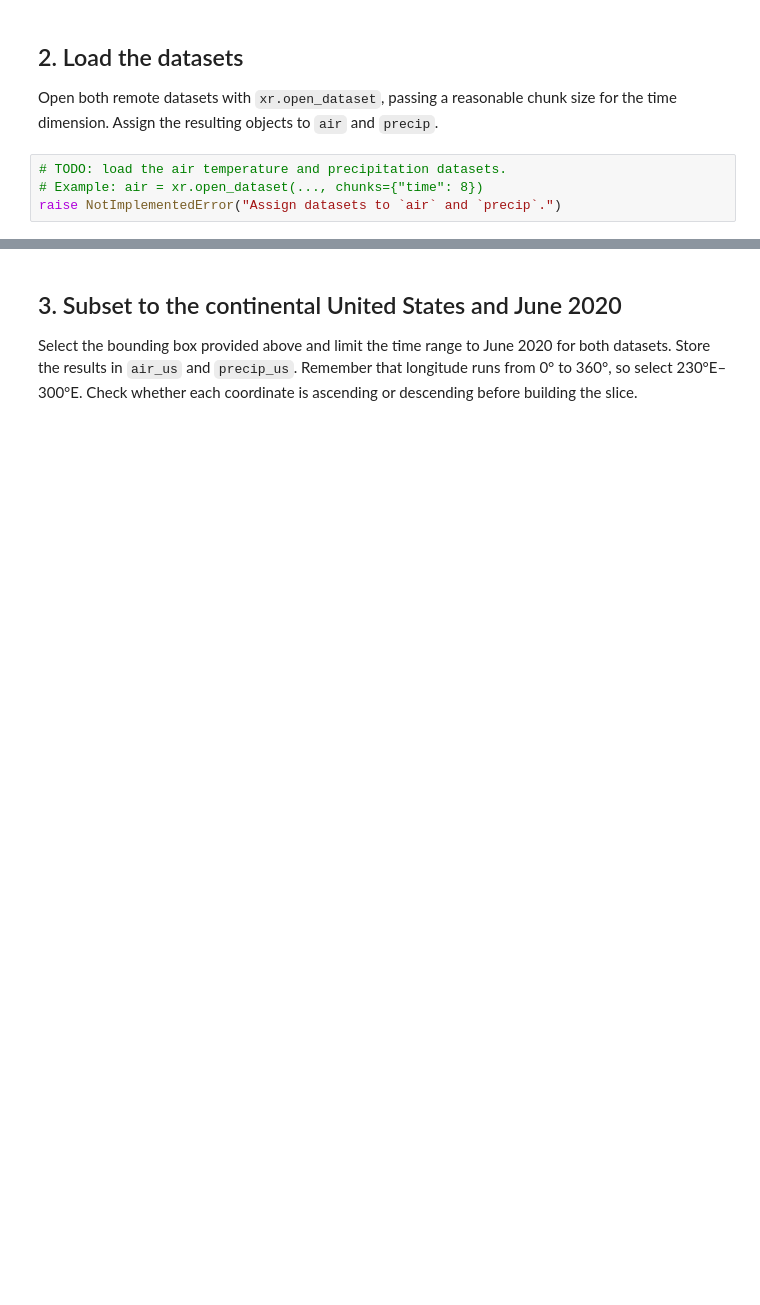
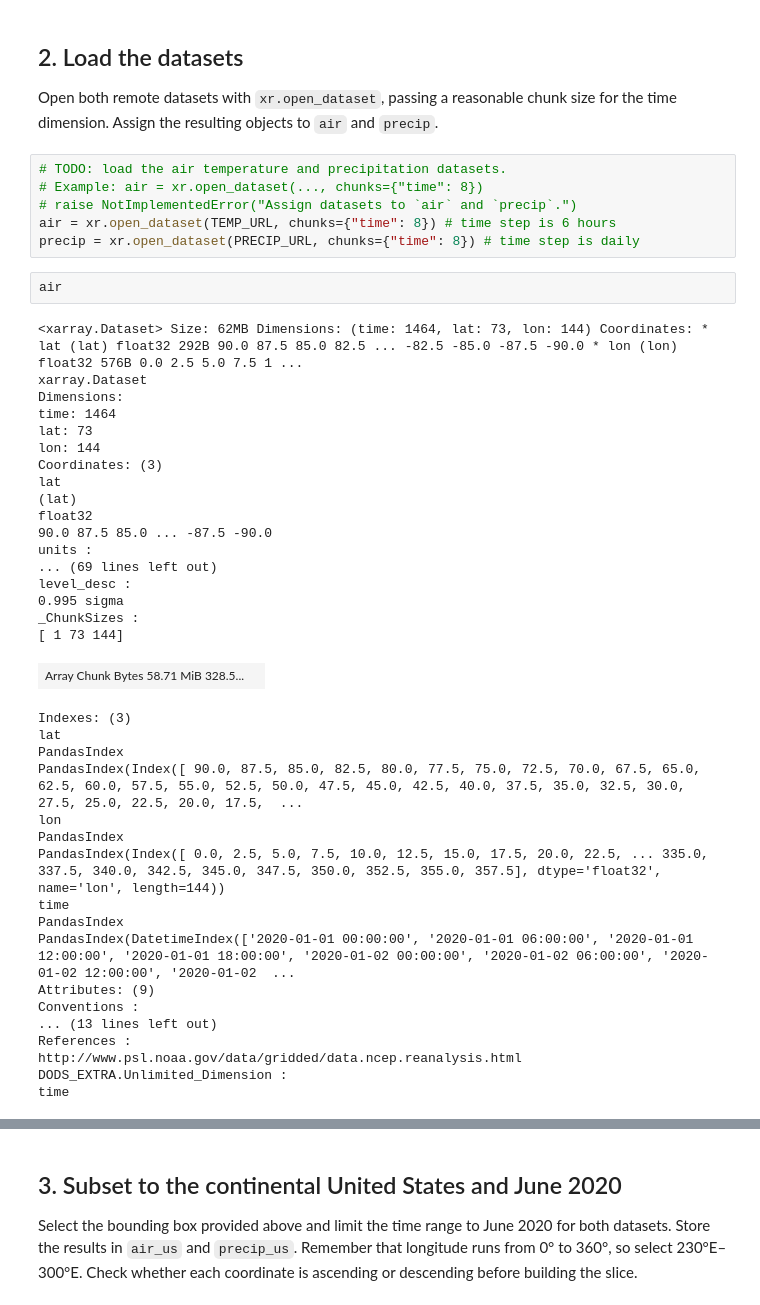
Before and after one commit to wx-awe-junkie/ATMS-523-Module-3-Checkin, a Jupyter notebook: notebooks/merge_climate_datasets_exercise.ipynb, the cells around one changed output, grey strips where cells are left out. Drawn from its saved outputs; the diff is of its cells as text; blank space fills up the shorter version.

```diff
--- a/notebooks/merge_climate_datasets_exercise.ipynb
+++ b/notebooks/merge_climate_datasets_exercise.ipynb
@@ -38,4 +38,44 @@ Open both remote datasets with `xr.open_dataset`, passing a reasonable chunk siz
 # %%
 # TODO: load the air temperature and precipitation datasets.
 # Example: air = xr.open_dataset(..., chunks={"time": 8})
-raise NotImplementedError("Assign datasets to `air` and `precip`.")
+# raise NotImplementedError("Assign datasets to `air` and `precip`.")
+air = xr.open_dataset(TEMP_URL, chunks={"time": 8}) # time step is 6 hours
+precip = xr.open_dataset(PRECIP_URL, chunks={"time": 8}) # time step is daily
+# %%
+air
+# %% [output]
+<xarray.Dataset> Size: 62MB Dimensions: (time: 1464, lat: 73, lon: 144) Coordinates: * lat (lat) float32 292B 90.0 87.5 85.0 82.5 ... -82.5 -85.0 -87.5 -90.0 * lon (lon) float32 576B 0.0 2.5 5.0 7.5 1 ...
+xarray.Dataset
+Dimensions:
+time: 1464
+lat: 73
+lon: 144
+Coordinates: (3)
+lat
+(lat)
+float32
+90.0 87.5 85.0 ... -87.5 -90.0
+units :
+... (69 lines left out)
+level_desc :
+0.995 sigma
+_ChunkSizes :
+[ 1 73 144]
+| Array Chunk Bytes 58.71 MiB 328.5... |  |
+Indexes: (3)
+lat
+PandasIndex
+PandasIndex(Index([ 90.0, 87.5, 85.0, 82.5, 80.0, 77.5, 75.0, 72.5, 70.0, 67.5, 65.0, 62.5, 60.0, 57.5, 55.0, 52.5, 50.0, 47.5, 45.0, 42.5, 40.0, 37.5, 35.0, 32.5, 30.0, 27.5, 25.0, 22.5, 20.0, 17.5,  ...
+lon
+PandasIndex
+PandasIndex(Index([ 0.0, 2.5, 5.0, 7.5, 10.0, 12.5, 15.0, 17.5, 20.0, 22.5, ... 335.0, 337.5, 340.0, 342.5, 345.0, 347.5, 350.0, 352.5, 355.0, 357.5], dtype='float32', name='lon', length=144))
+time
+PandasIndex
+PandasIndex(DatetimeIndex(['2020-01-01 00:00:00', '2020-01-01 06:00:00', '2020-01-01 12:00:00', '2020-01-01 18:00:00', '2020-01-02 00:00:00', '2020-01-02 06:00:00', '2020-01-02 12:00:00', '2020-01-02  ...
+Attributes: (9)
+Conventions :
+... (13 lines left out)
+References :
+http://www.psl.noaa.gov/data/gridded/data.ncep.reanalysis.html
+DODS_EXTRA.Unlimited_Dimension :
+time
```
Also changed, not shown: parts of 15 cells of this notebook, 3 other files.
